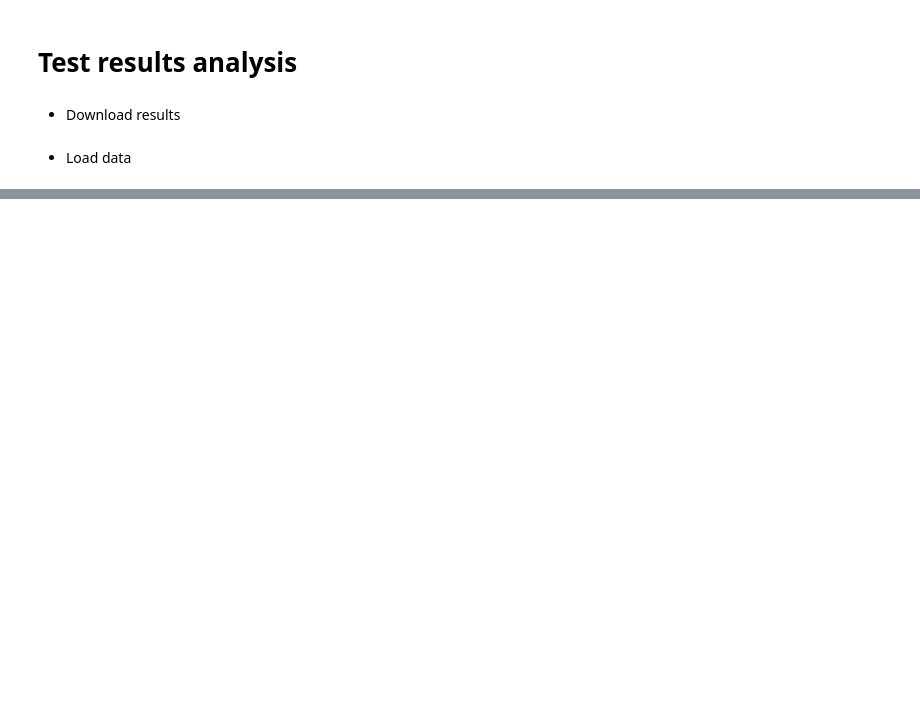
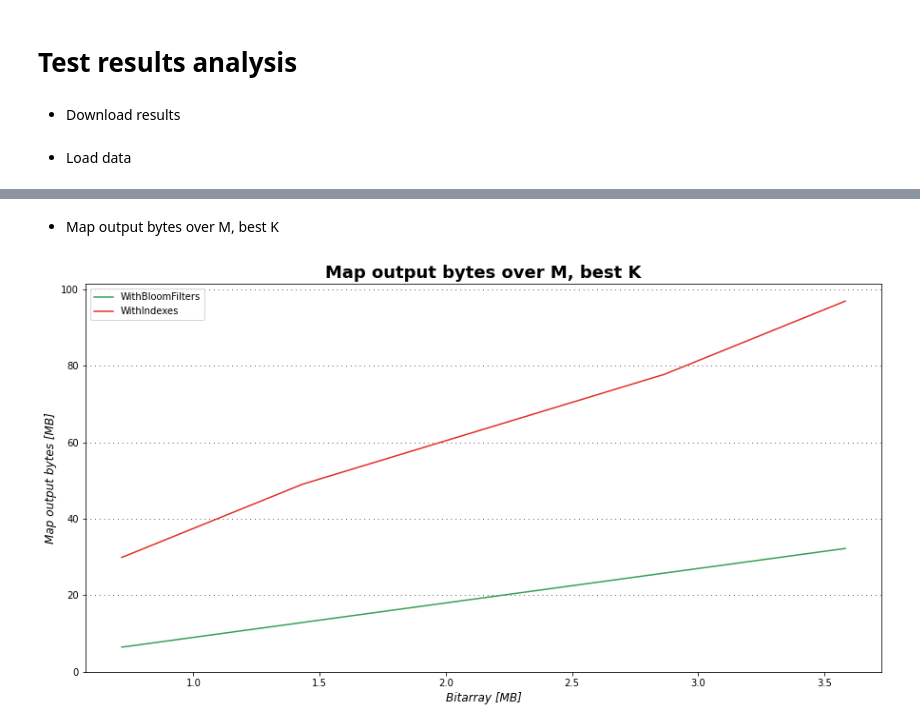
Before and after one commit to MPinna/MapReduceBloomFilter, a Jupyter notebook: dataAnalysis/data_analysis.ipynb, the cells around one changed output, grey strips where cells are left out. Drawn from its saved outputs; the diff is of its cells as text; code cells hidden in the pictures; blank space fills up the shorter version.

```diff
--- a/dataAnalysis/data_analysis.ipynb
+++ b/dataAnalysis/data_analysis.ipynb
@@ -61,0 +221,24 @@ Version delta time (BloomFiler-Indexes): 703.355039628 seconds
+# %%
+with open('data/parameters.json') as pf:
+    params = json.load(pf)
+
+K = ['3', '5', '7', '9']
+P = ['0.00001', '0.0001', '0.001', '0.01','0.1']
+
+bloom = [[round(hadoop_aggregate[f'WithBloomFiltersP{p}K{k}']['Map output bytes']['avg']) for p in P] for k in K]
+indexes = [[round(hadoop_aggregate[f'WithIndexesP{p}K{k}']['Map output bytes']['avg']) for p in P] for k in K]
+
+M = [[np.sum(params[f'P{p}K{k}']['M']) for p in P] for k in K]
+data = []
+
+
+for m, mob in zip(M, indexes):
+    data.append([x/y for x,y in zip(mob,m)])
+
+for m, mob in zip(M, bloom):
+    data.append([x/y for x,y in zip(mob,m)])
+
+legend = [f'{version}: K = {k}' for version in ['WithBloomFilters','WithIndexes'] for k in K ] + ['WithBloomFilters']
+
+plot_data('MapOutputBytesRateP', P, data, legend, ['False positive rate', 'Map output bytes [B/b]'],
+          title='Map output bytes rate over P', colors = sns.color_palette('Greens_d', 4) + sns.color_palette('Reds_d', 4))
@@ -61,0 +263,19 @@ Version delta time (BloomFiler-Indexes): 703.355039628 seconds
+# %% [markdown]
+* Map output bytes over M, best K
+# %%
+P = ['0.1', '0.01', '0.001', '0.0001', '0.00001']
+K = ['0']
+MAP = ['4', '6', '8', '10', '12']
+MAP_P='0.001'
+MAP_K='0'
+M = [np.sum(m)/2**23 for m in [params[f'P{p}K0']['M'] for p in P]]
+
+bloom = [[round(hadoop_aggregate[f'WithBloomFiltersP{p}K{k}']['Map output bytes']['avg']/2**20, 2) for p in P] for k in K]
+indexes = [[round(hadoop_aggregate[f'WithIndexesP{p}K{k}']['Map output bytes']['avg']/2**20, 2) for p in P] for k in K]
+data = bloom + indexes
+legend = [f'{version}' for version in ['WithBloomFilters', 'WithIndexes']]
+
+plot_data('MapOutputBytesM_bestK', M, data, legend, ['Bitarray [MB]', 'Map output bytes [MB]'],
+          title='Map output bytes over M, best K', colors=sns.color_palette('Greens_d', 1) + sns.color_palette('Reds_d', 1))
+# %% [output]
+[figure, added]
```
Also changed, not shown: parts of 17 cells of this notebook, 1 other file.
